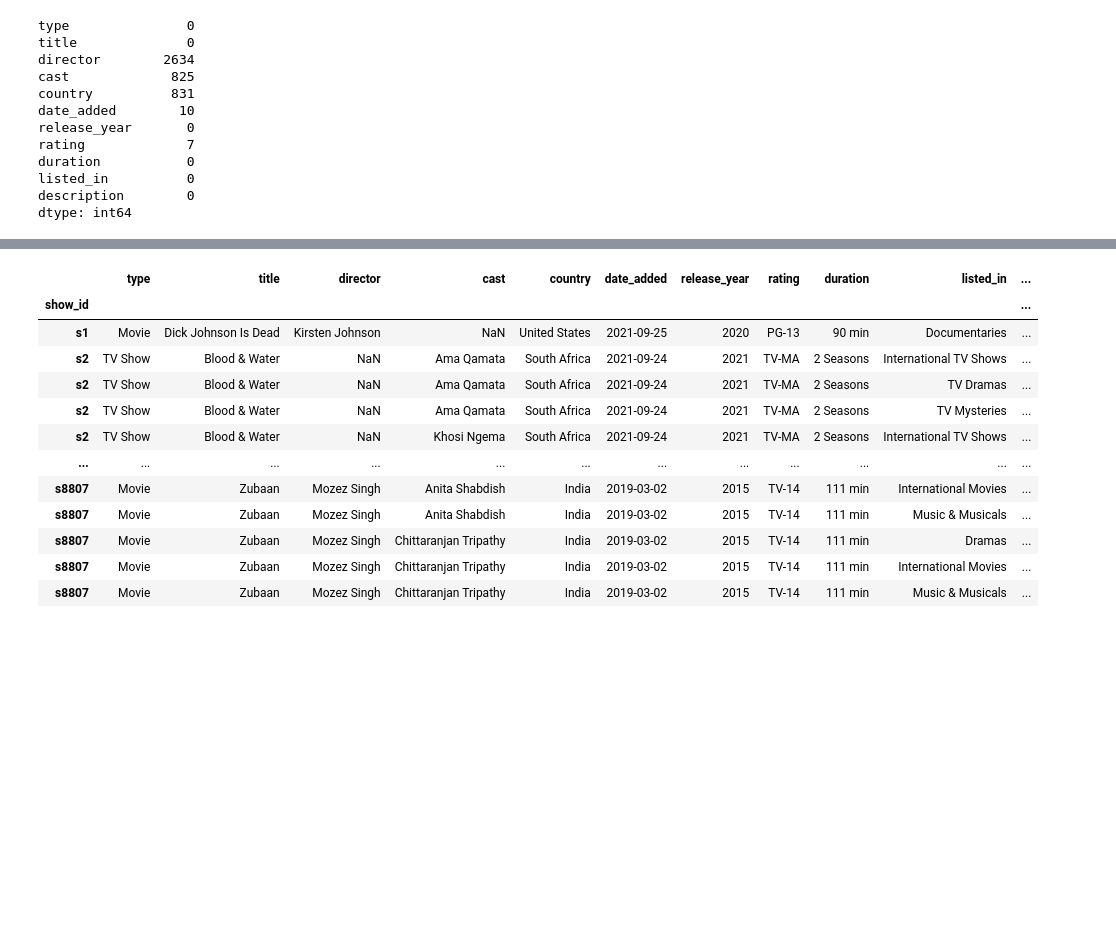
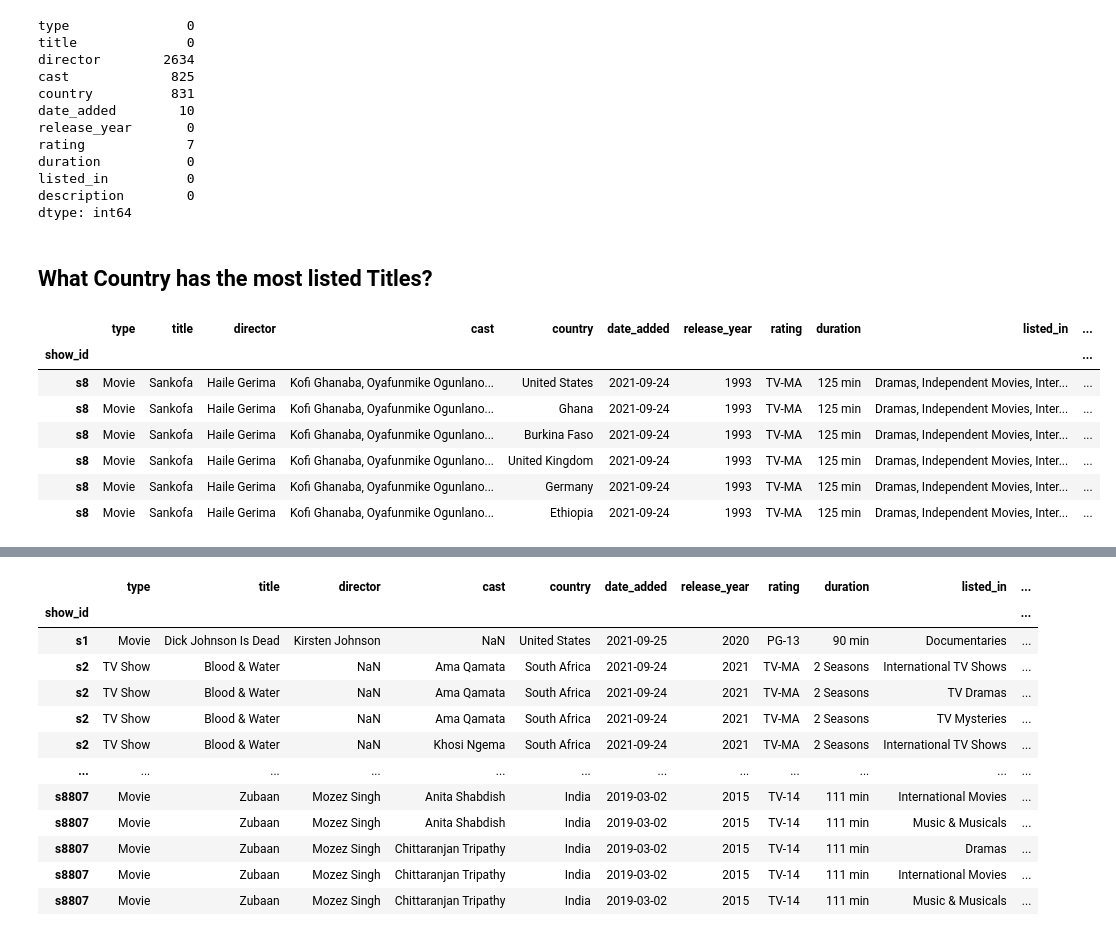
Before and after one commit to jameslaurence82/PythonPandas, a Jupyter notebook: netflixtitles.ipynb, the cells around one changed output, grey strips where cells are left out. Saved outputs shown, nothing was run; the diff lists cells and outputs as text; code cells hidden in the pictures; blank space fills up the shorter version.

Commit message:
No idea what i'm doing

```diff
--- a/netflixtitles.ipynb
+++ b/netflixtitles.ipynb
@@ -270,3 +290,26 @@ duration           0
 listed_in          0
 description        0
 dtype: int64
+# %% [markdown]
+## What Country has the most listed Titles?
+# %%
+# # Copy listed_indf_exploded DataFrame to avoid modifying it
+countrydf = netflixdf.copy()
+
+# Convert the 'country' column to lists by splits comma separated values
+countrydf['country'] = countrydf['country'].str.split(', ')
+
+# Explode country column cells
+countrydf = countrydf.explode('country')
+
+# Print exploded countrty DataFrame to verify 's8' has multiple listed in countries
+countrydf.loc['s8']
+# %% [output]
+|  | type | title | director | cast | country | date_added | release_year | rating | duration | listed_in | ... |
+| show_id |  |  |  |  |  |  |  |  |  |  | ... |
+| s8 | Movie | Sankofa | Haile Gerima | Kofi Ghanaba, Oyafunmike Ogunlano... | United States | 2021-09-24 | 1993 | TV-MA | 125 min | Dramas, Independent Movies, Inter... | ... |
+| s8 | Movie | Sankofa | Haile Gerima | Kofi Ghanaba, Oyafunmike Ogunlano... | Ghana | 2021-09-24 | 1993 | TV-MA | 125 min | Dramas, Independent Movies, Inter... | ... |
+| s8 | Movie | Sankofa | Haile Gerima | Kofi Ghanaba, Oyafunmike Ogunlano... | Burkina Faso | 2021-09-24 | 1993 | TV-MA | 125 min | Dramas, Independent Movies, Inter... | ... |
+| s8 | Movie | Sankofa | Haile Gerima | Kofi Ghanaba, Oyafunmike Ogunlano... | United Kingdom | 2021-09-24 | 1993 | TV-MA | 125 min | Dramas, Independent Movies, Inter... | ... |
+| s8 | Movie | Sankofa | Haile Gerima | Kofi Ghanaba, Oyafunmike Ogunlano... | Germany | 2021-09-24 | 1993 | TV-MA | 125 min | Dramas, Independent Movies, Inter... | ... |
+| s8 | Movie | Sankofa | Haile Gerima | Kofi Ghanaba, Oyafunmike Ogunlano... | Ethiopia | 2021-09-24 | 1993 | TV-MA | 125 min | Dramas, Independent Movies, Inter... | ... |
```
Also changed, not shown: parts of 13 cells of this notebook.
